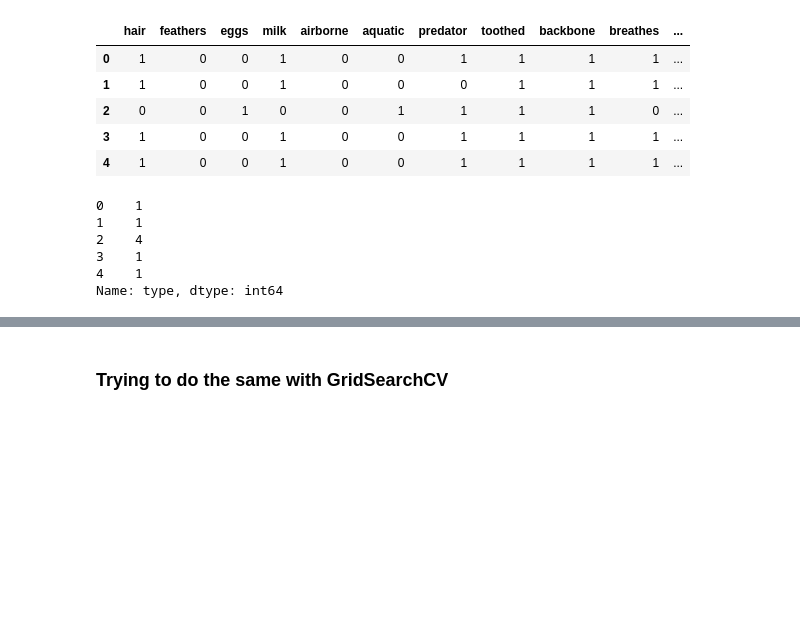
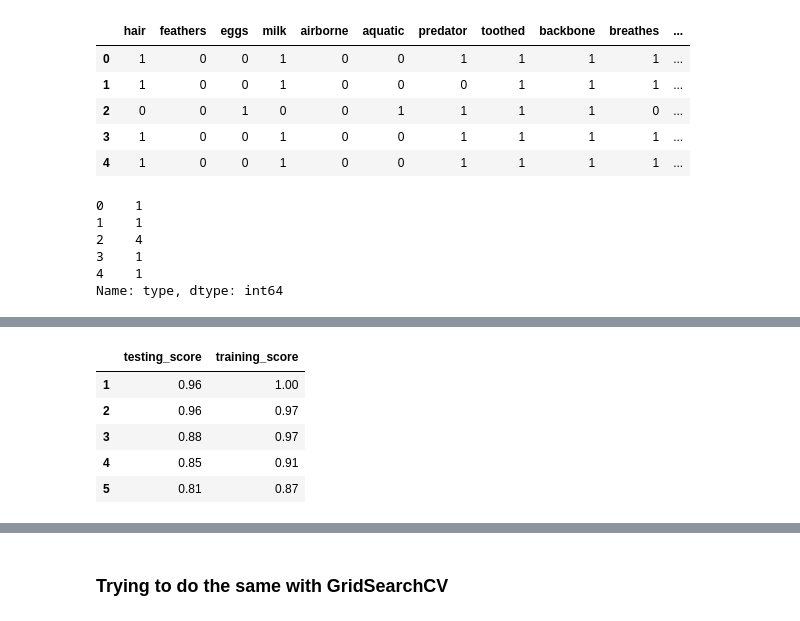
Before and after one commit to Shubhi-Varshney/ExcelR-ML-Assignments, a Jupyter notebook: KNN_Zoo_Assignment.ipynb, the cells around one changed output, grey strips where cells are left out. Drawn from its saved outputs; the diff is of its cells as text; code cells hidden in the pictures; blank space fills up the shorter version.

```diff
--- a/KNN_Zoo_Assignment.ipynb
+++ b/KNN_Zoo_Assignment.ipynb
@@ -118 +109,10 @@ df_metrics
+# %%
+df_metrics.sort_values(['testing_score'], ascending=False).head()
+# %% [output]
+|  | testing_score | training_score |
+| 1 | 0.96 | 1.00 |
+| 2 | 0.96 | 0.97 |
+| 3 | 0.88 | 0.97 |
+| 4 | 0.85 | 0.91 |
+| 5 | 0.81 | 0.87 |
 # %%
```
Also changed, not shown: parts of 9 cells of this notebook, 8 other files.
